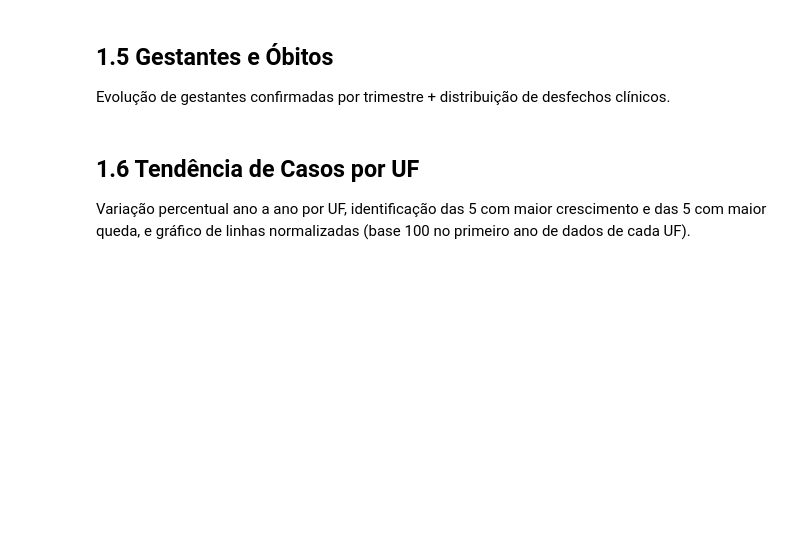
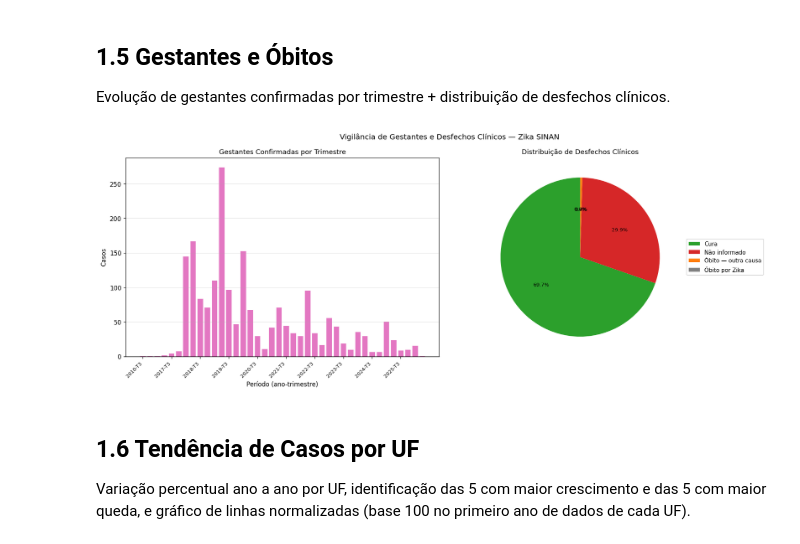
Before and after one commit to LucasAugustoRodrigues/projeto-zika-sinan, a Jupyter notebook: notebooks/01_exploratory_analysis.ipynb, the cells around one changed output. Saved outputs shown, nothing was run; the diff lists cells and outputs as text; code cells hidden in the pictures; blank space fills up the shorter version.

Commit message:
corrige sobreposição de labels no gráfico de gestantes

```diff
--- a/notebooks/01_exploratory_analysis.ipynb
+++ b/notebooks/01_exploratory_analysis.ipynb
@@ -241,7 +249,7 @@ DB_PARAMS = {
     'port':     int(os.getenv('PGPORT', '5432')),
     'dbname':   os.getenv('PGDATABASE', 'zika'),
     'user':     os.getenv('PGUSER',     'postgres'),
-    'password': os.getenv('PGPASSWORD', ''),
+    'password': os.getenv('PGPASSWORD', 'lucas01'),
 }
 
 
@@ -267,37 +275,39 @@ contagem = (
     .reset_index(drop=True)
 )
 
 df_ev = _query('SELECT evolucao, COUNT(*) AS total FROM sinan.evolucao_clinica GROUP BY evolucao')
 LABELS = {1: 'Cura', 2: 'Óbito por Zika', 3: 'Óbito — outra causa'}
 df_ev['label'] = df_ev['evolucao'].map(LABELS).fillna('Não informado')
 df_ev_grp = (
     df_ev.groupby('label', as_index=False)['total'].sum()
     .sort_values('total', ascending=False)
 )
 
-fig, (ax1, ax2) = plt.subplots(1, 2, figsize=(15, 5))
+fig, (ax1, ax2) = plt.subplots(1, 2, figsize=(16, 6))
 
 ax1.bar(range(len(contagem)), contagem['total'], color='#e377c2', edgecolor='white', lw=0.5)
 step = max(1, len(contagem) // 10)
 ax1.set_xticks(range(0, len(contagem), step))
 ax1.set_xticklabels(contagem['periodo'].iloc[::step], rotation=45, ha='right', fontsize=8)
 ax1.set_title('Gestantes Confirmadas por Trimestre', fontsize=11)
 ax1.set_xlabel('Período (ano-trimestre)')
 ax1.set_ylabel('Casos')
 ax1.grid(axis='y', alpha=0.4, lw=0.7)
 
 colors = ['#2ca02c', '#d62728', '#ff7f0e', '#7f7f7f', '#aec7e8'][:len(df_ev_grp)]
 wedges, texts, autotexts = ax2.pie(
-    df_ev_grp['total'], labels=df_ev_grp['label'],
-    autopct='%1.1f%%', colors=colors, startangle=90, pctdistance=0.78,
+    df_ev_grp['total'], labels=None,
+    autopct='%1.1f%%', colors=colors, startangle=90, pctdistance=0.6,
 )
-for t in texts: t.set_fontsize(9)
 for at in autotexts: at.set_fontsize(8)
+ax2.legend(wedges, df_ev_grp['label'], loc='center left', bbox_to_anchor=(1.02, 0.5), fontsize=9)
 ax2.set_title('Distribuição de Desfechos Clínicos', fontsize=11)
 
 fig.suptitle('Vigilância de Gestantes e Desfechos Clínicos — Zika SINAN', fontsize=12)
 fig.tight_layout()
 plt.show()
+# %% [output]
+[figure, added]
 # %% [markdown]
 ## 1.6 Tendência de Casos por UF
 
```
Also changed, not shown: parts of 5 cells of this notebook, 4 other files.
